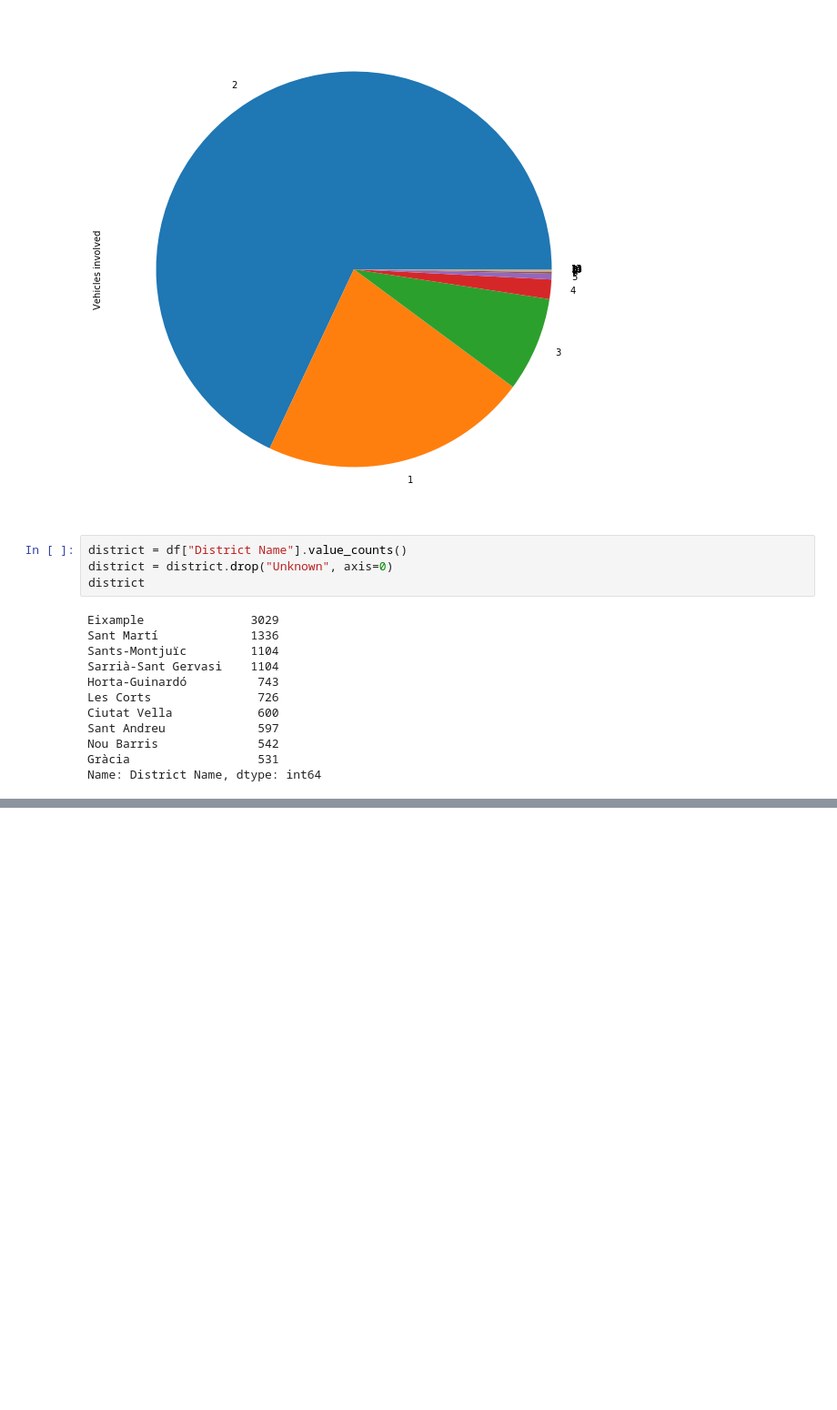
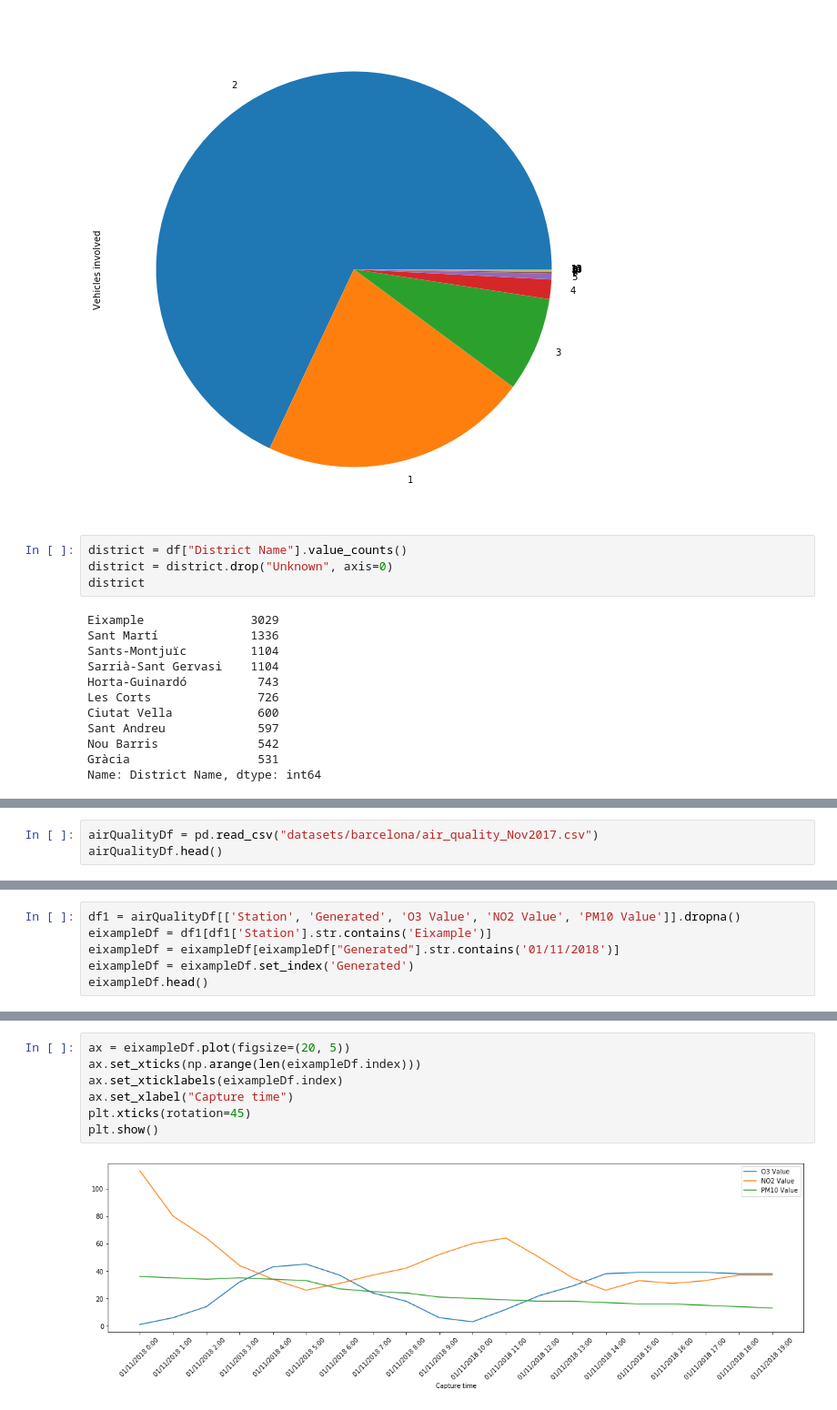
Before and after one commit to JosepBC/Barcelona-visualization, a Jupyter notebook: barcelona.ipynb, the cells around one changed output, grey strips where cells are left out. Shown at 91% size. Drawn from its saved outputs; the diff is of its cells as text; blank space fills up the shorter version.

```diff
--- a/barcelona.ipynb
+++ b/barcelona.ipynb
@@ -109,0 +100,3 @@ plt.show()
+# %%
+airQualityDf = pd.read_csv("datasets/barcelona/air_quality_Nov2017.csv")
+airQualityDf.head()
@@ -109,0 +110,6 @@ plt.show()
+# %%
+df1 = airQualityDf[['Station', 'Generated', 'O3 Value', 'NO2 Value', 'PM10 Value']].dropna()
+eixampleDf = df1[df1['Station'].str.contains('Eixample')]
+eixampleDf = eixampleDf[eixampleDf["Generated"].str.contains('01/11/2018')]
+eixampleDf = eixampleDf.set_index('Generated')
+eixampleDf.head()
@@ -109,0 +124,9 @@ plt.show()
+# %%
+ax = eixampleDf.plot(figsize=(20, 5))
+ax.set_xticks(np.arange(len(eixampleDf.index)))
+ax.set_xticklabels(eixampleDf.index)
+ax.set_xlabel("Capture time")
+plt.xticks(rotation=45)
+plt.show()
+# %% [output]
+[figure, added]
```
Also changed, not shown: parts of 11 cells of this notebook.
